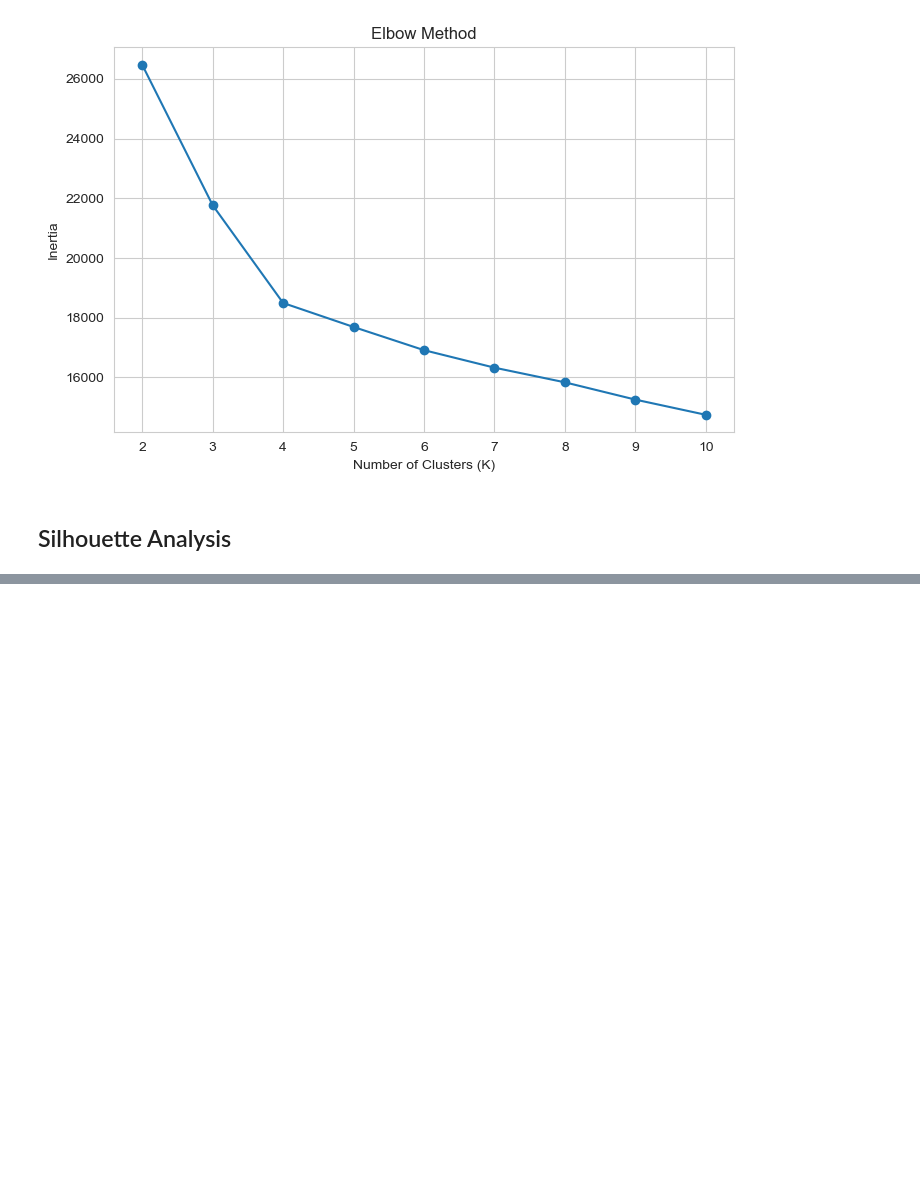
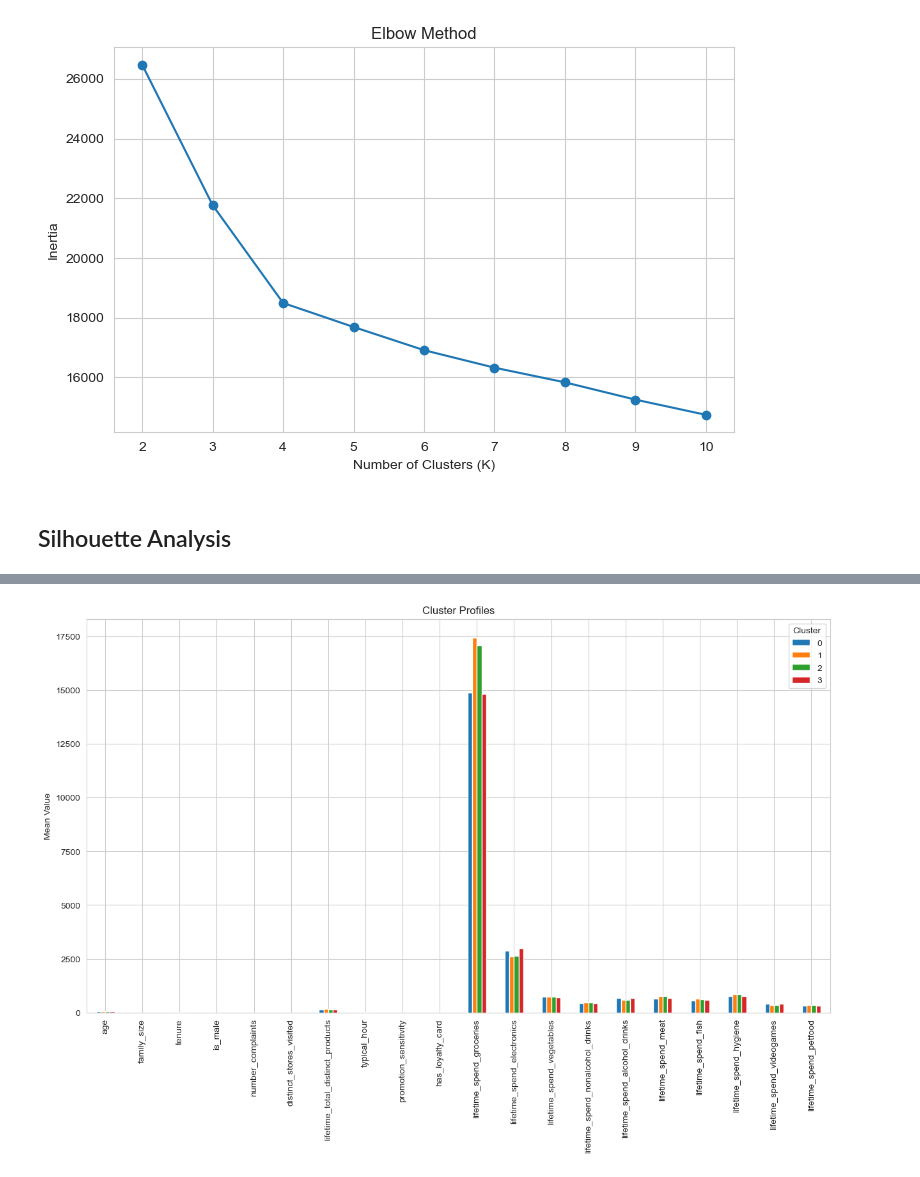
Before and after one commit to saifhoque15-netizen/ML2-Customer-Segmentation, a Jupyter notebook: notebooks/Customer_Segmentation.ipynb, the cells around one changed output, grey strips where cells are left out. Cells and saved outputs as stored; diff of their text form; code cells hidden in the pictures; blank space fills up the shorter version.

```diff
--- a/notebooks/Customer_Segmentation.ipynb
+++ b/notebooks/Customer_Segmentation.ipynb
@@ -538,0 +560,12 @@ plt.show()
+# %%
+from sklearn.cluster import KMeans
+
+kmeans = KMeans(
+    n_clusters=4,
+    random_state=42,
+    n_init=10
+)
+
+customer_clean['cluster'] = kmeans.fit_predict(X_scaled)
+
+customer_clean['cluster'].value_counts().sort_index()
@@ -538,0 +593,4 @@ plt.show()
+# %%
+cluster_profile = customer_clean.groupby('cluster')[cluster_features].mean().round(2)
+
+cluster_profile
@@ -538,0 +604,13 @@ plt.show()
+# %%
+cluster_profile.T.plot(
+    kind='bar',
+    figsize=(15,8)
+)
+
+plt.title('Cluster Profiles')
+plt.ylabel('Mean Value')
+plt.legend(title='Cluster')
+
+plt.show()
+# %% [output]
+[figure, added]
```
Also changed, not shown: parts of 23 cells of this notebook.
